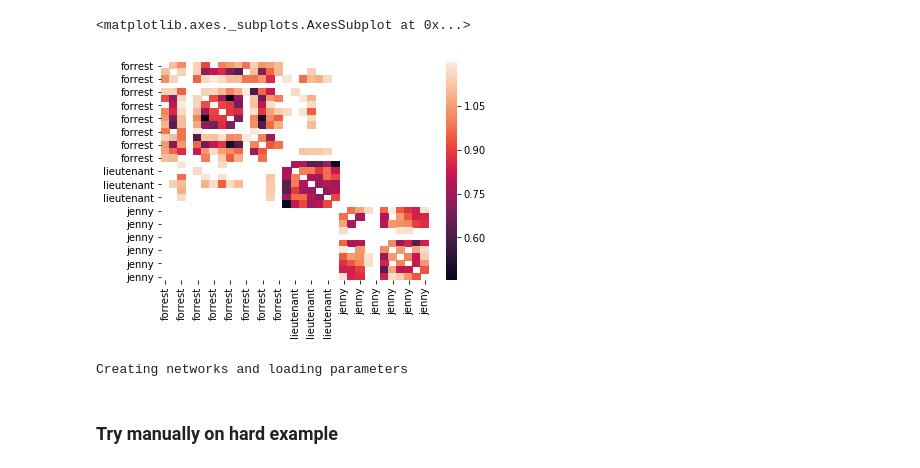
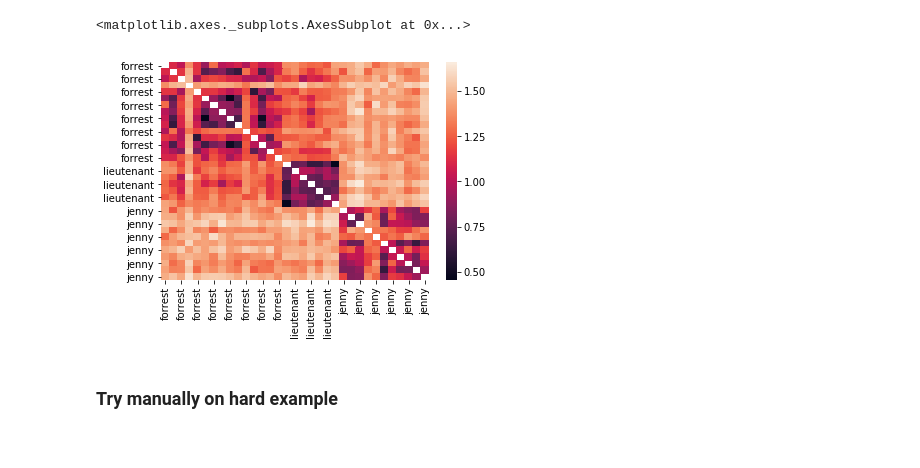
Before and after one commit to adelavega/face_priming, a Jupyter notebook: facenet_compare.ipynb, the cells around one changed output. Drawn from its saved outputs; the diff is of its cells as text; code cells hidden in the pictures.

```diff
--- a/facenet_compare.ipynb
+++ b/facenet_compare.ipynb
@@ -130,22 +147,11 @@ Loading, cropping, and aligning
 [interactive output not drawn]
 Calculating embeddings...
 # %%
-images_distance = distance.squareform(distance.pdist(embs))
+images_distance = pd.DataFrame(distance.squareform(distance.pdist(embs)), columns=labels,  index=labels)
-# %%
-images_distance = pd.DataFrame(images_distance, columns=labels,  index=labels)
 # %%
-sns.heatmap(images_distance[(images_distance != 0) & (images_distance < 1.2)])
+sns.heatmap(images_distance[(images_distance != 0)])
 # %% [output]
 <matplotlib.axes._subplots.AxesSubplot at 0x...>
-[figure, old version]
+[figure, new version]
-# %%
-print('Creating networks and loading parameters')
-with tf.Graph().as_default():
-    gpu_options = tf.GPUOptions(per_process_gpu_memory_fraction=1.0)
-    sess = tf.Session(config=tf.ConfigProto(gpu_options=gpu_options, log_device_placement=False))
-    with sess.as_default():
-        pnet, rnet, onet = detect_face.create_mtcnn(sess, None)
-# %% [output]
-Creating networks and loading parameters
 # %% [markdown]
 ### Try manually on hard example
```
Also changed, not shown: parts of 20 cells of this notebook.
